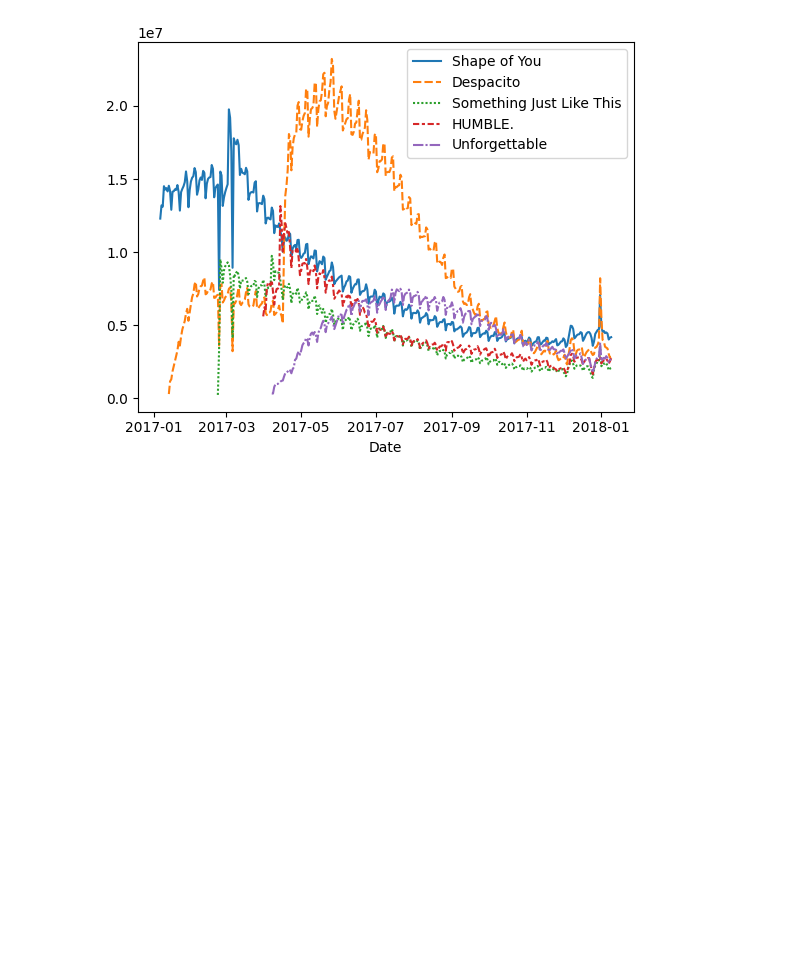
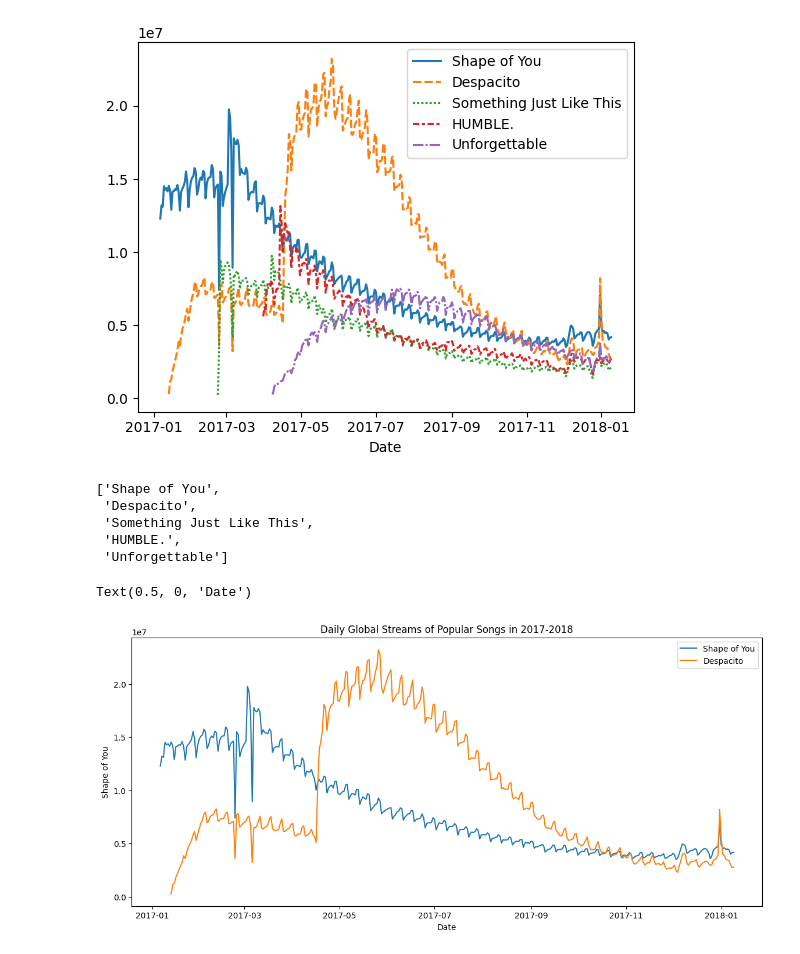
Before and after one commit to GTD2101-ACD-GA-AD23/05-seaborn-ricardo-qm, a Jupyter notebook: 02. LineCharts.ipynb, the cells around one changed output. Cells and saved outputs as stored; diff of their text form; code cells hidden in the pictures; blank space fills up the shorter version.

```diff
--- a/02. LineCharts.ipynb
+++ b/02. LineCharts.ipynb
@@ -50,3 +50,29 @@ sns.lineplot(data=spotify_data)
 # %% [output]
 <Axes: xlabel='Date'>
 [figure]
+# %%
+list(spotify_data.columns)
+# %% [output]
+['Shape of You',
+ 'Despacito',
+ 'Something Just Like This',
+ 'HUMBLE.',
+ 'Unforgettable']
+# %%
+# Set the width and height of the figure
+plt.figure(figsize=(14,6))
+
+# Add title
+plt.title("Daily Global Streams of Popular Songs in 2017-2018")
+
+# Line chart showing daily global streams of 'Shape of You'
+sns.lineplot(data=spotify_data['Shape of You'], label="Shape of You")
+
+# Line chart showing daily global streams of 'Despacito'
+sns.lineplot(data=spotify_data['Despacito'], label="Despacito")
+
+# Add label for horizontal axis
+plt.xlabel("Date")
+# %% [output]
+Text(0.5, 0, 'Date')
+[figure, added]
```
Also changed, not shown: parts of 1 cell of this notebook.
